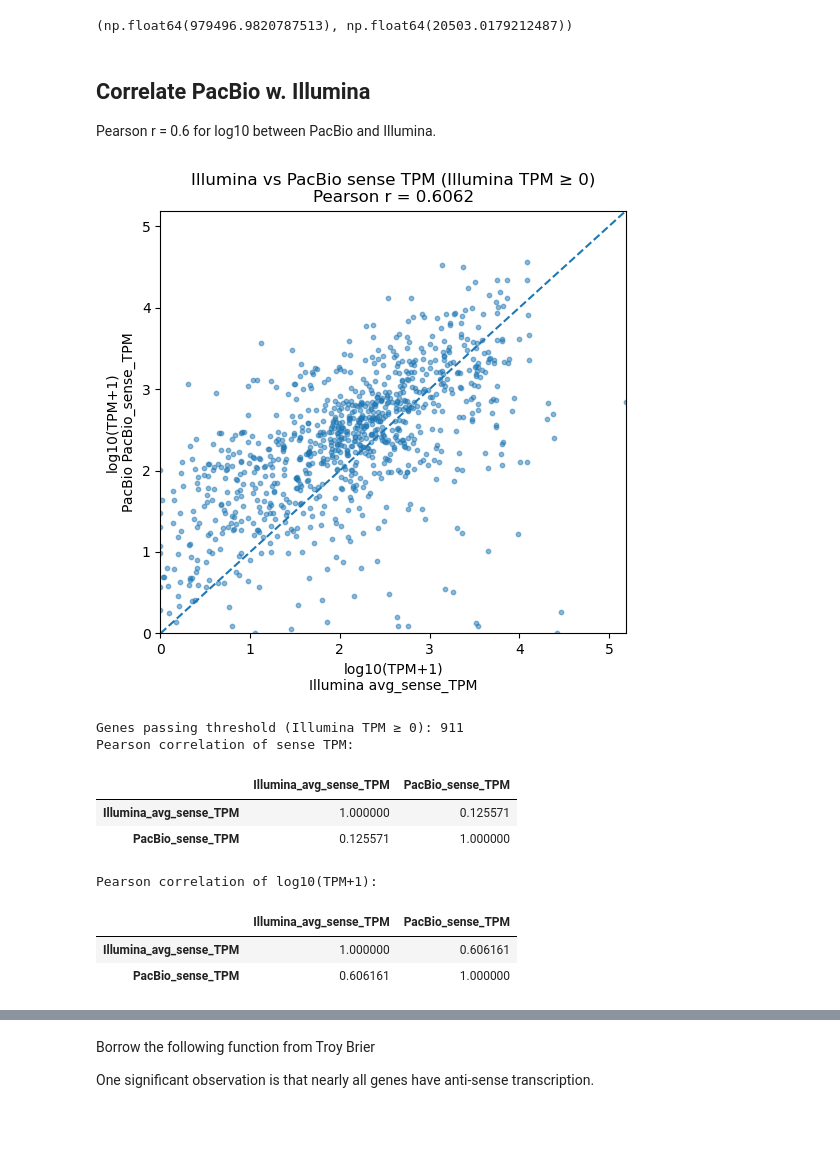
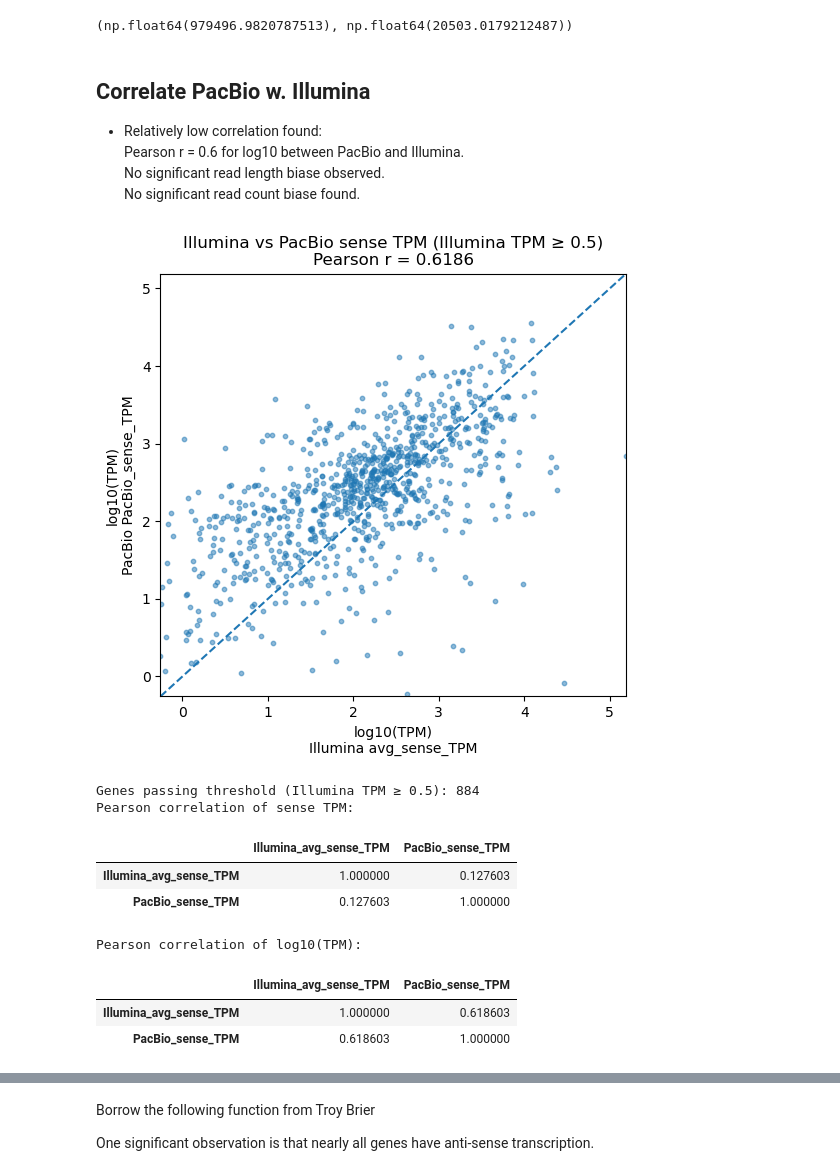
Before and after one commit to enguangfu/Minimal_Cells_Transcriptomics_Proteomics, a Jupyter notebook: Gene_Transcritpomics_Proteomics/Gene_Transcriptomics.ipynb, the cells around one changed output, grey strips where cells are left out. Drawn from its saved outputs; the diff is of its cells as text; code cells hidden in the pictures; blank space fills up the shorter version.

```diff
--- a/Gene_Transcritpomics_Proteomics/Gene_Transcriptomics.ipynb
+++ b/Gene_Transcritpomics_Proteomics/Gene_Transcriptomics.ipynb
@@ -406,3 +406,6 @@ Exported to /data/enguang/Transcriptomics/Minimal_Cells_Transcriptomics_Proteomi
 pacbio_genes["PacBio_sense_TPM"].sum(), pacbio_genes["PacBio_antisense_TPM"].sum()
 # %% [output]
 (np.float64(979496.9820787513), np.float64(20503.0179212487))
+# %%
+genes['PacBio_sense_TPM'] = pacbio_genes['PacBio_sense_TPM']
+genes["PacBio_antisense_TPM"] = pacbio_genes["PacBio_antisense_TPM"]
@@ -409,18 +414,21 @@ pacbio_genes["PacBio_sense_TPM"].sum(), pacbio_genes["PacBio_antisense_TPM"].sum
 # %% [markdown]
 ## Correlate PacBio w. Illumina
 
+- Relatively low correlation found:
 Pearson r = 0.6 for log10 between PacBio and Illumina.
+No significant read length biase observed.
+No significant read count biase found.
 # %%
 import numpy as np
 import matplotlib.pyplot as plt
 
-low_threshold = 0
+low_threshold = .5
 
-# ── Scatter plot (log10 TPM+1) ────────────────────────────────────────────────
-x_all = np.log10(genes["avg_sense_TPM"].astype(float) + 1.0)
-y_all = np.log10(pacbio_genes["PacBio_sense_TPM"].astype(float) + 1.0)
+# ── Scatter plot (log10 TPM) ────────────────────────────────────────────────
+x_all = np.log10(genes["avg_sense_TPM"].astype(float))
+y_all = np.log10(pacbio_genes["PacBio_sense_TPM"].astype(float))
 
-mask = (x_all >= np.log10(low_threshold + 1)) & (y_all >= np.log10(low_threshold + 1))
+mask = (x_all >= np.log10(low_threshold)) & (y_all >= np.log10(low_threshold))
 x = x_all[mask]
 y = y_all[mask]
 
@@ -432,49 +440,48 @@ lims = [min(x.min(), y.min()), max(x.max(), y.max())]
 plt.plot(lims, lims, linestyle="--")
 plt.xlim(lims)
 plt.ylim(lims)
-plt.xlabel("log10(TPM+1)\nIllumina avg_sense_TPM")
-plt.ylabel("log10(TPM+1)\nPacBio PacBio_sense_TPM")
+plt.xlabel("log10(TPM)\nIllumina avg_sense_TPM")
+plt.ylabel("log10(TPM)\nPacBio PacBio_sense_TPM")
 plt.title(f"Illumina vs PacBio sense TPM (Illumina TPM ≥ {low_threshold})\nPearson r = {r:.4f}")
 plt.tight_layout()
 plt.show()
 
 # ── Pearson correlation tables ────────────────────────────────────────────────
 corr_df = pd.DataFrame({
     "Illumina_avg_sense_TPM": genes["avg_sense_TPM"].values[mask],
     "PacBio_sense_TPM": pacbio_genes["PacBio_sense_TPM"].values[mask],
 })
 print(f"Genes passing threshold (Illumina TPM ≥ {low_threshold}): {mask.sum()}")
 print("Pearson correlation of sense TPM:")
 display(corr_df.corr(method="pearson"))
 
-log_corr_df = np.log10(corr_df + 1.0)
-print("Pearson correlation of log10(TPM+1):")
+log_corr_df = np.log10(corr_df)
+print("Pearson correlation of log10(TPM):")
 display(log_corr_df.corr(method="pearson"))
 
 # ── MA plot ───────────────────────────────────────────────────────────────────
 illumina = genes["avg_sense_TPM"].astype(float).values[mask]
 pacbio   = pacbio_genes["PacBio_sense_TPM"].astype(float).values[mask]
 
-pseudo = 1.0
-M = np.log10((pacbio + pseudo) / (illumina + pseudo))
-A = 0.5 * np.log10((pacbio + pseudo) * (illumina + pseudo))
+M = np.log10((pacbio) / (illumina))
+A = 0.5 * np.log10((pacbio) * (illumina))
 
 plt.figure(figsize=(6, 5))
 plt.scatter(A, M, s=10, alpha=0.5)
 plt.axhline(0, color="red", linewidth=1, linestyle="--")
-plt.xlabel("A  =  0.5 × log₁₀(PacBio × Illumina + 1)")
+plt.xlabel("A  =  0.5 × log₁₀(PacBio × Illumina)")
 plt.ylabel("M  =  log₁₀(PacBio / Illumina)")
 plt.title(f"MA Plot: PacBio vs Illumina sense TPM (Illumina TPM ≥ {low_threshold})")
 plt.tight_layout()
 plt.show()
 # %% [output]
-[figure, old version]
+[figure, new version]
-Genes passing threshold (Illumina TPM ≥ 0): 911
+Genes passing threshold (Illumina TPM ≥ 0.5): 884
 Pearson correlation of sense TPM:
 |  | Illumina_avg_sense_TPM | PacBio_sense_TPM |
-| Illumina_avg_sense_TPM | 1.000000 | 0.125571 |
-| PacBio_sense_TPM | 0.125571 | 1.000000 |
+| Illumina_avg_sense_TPM | 1.000000 | 0.127603 |
+| PacBio_sense_TPM | 0.127603 | 1.000000 |
-Pearson correlation of log10(TPM+1):
+Pearson correlation of log10(TPM):
 |  | Illumina_avg_sense_TPM | PacBio_sense_TPM |
-| Illumina_avg_sense_TPM | 1.000000 | 0.606161 |
-| PacBio_sense_TPM | 0.606161 | 1.000000 |
+| Illumina_avg_sense_TPM | 1.000000 | 0.618603 |
+| PacBio_sense_TPM | 0.618603 | 1.000000 |
```
Also changed, not shown: parts of 10 cells of this notebook, 7 other files.
